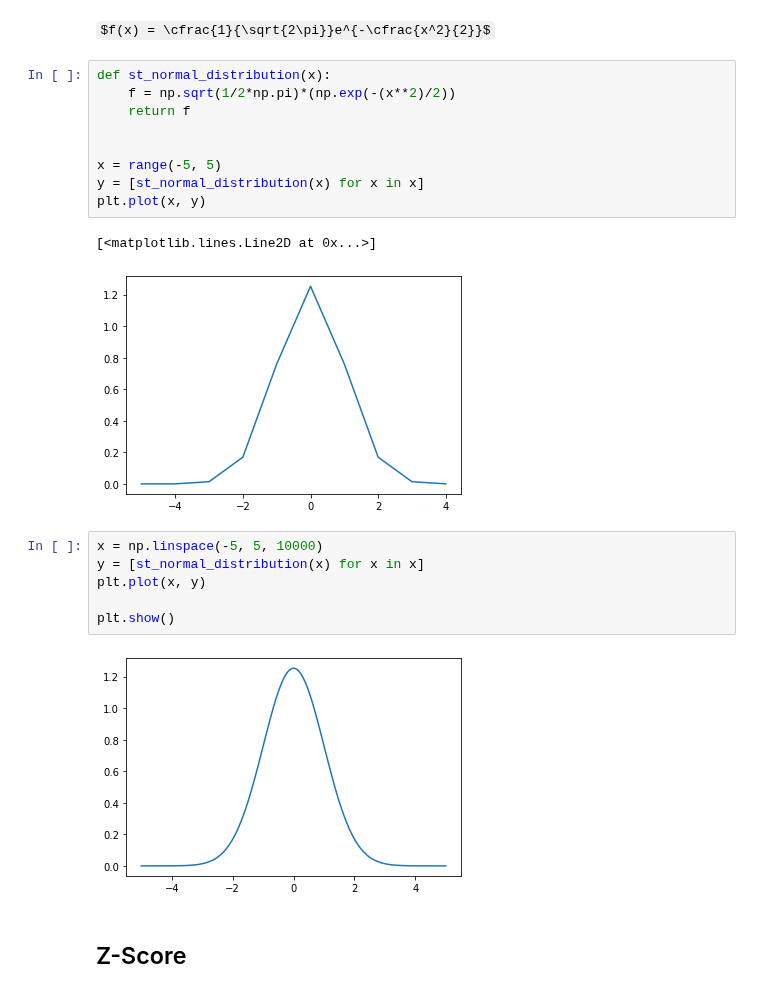
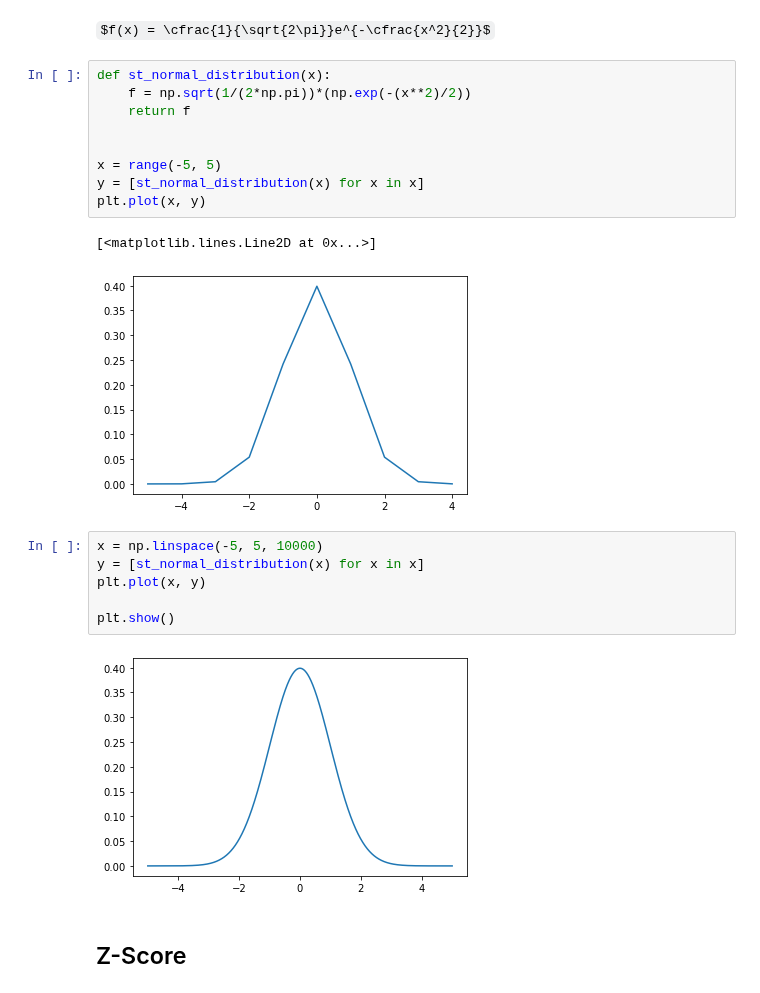
Before and after one commit to stahangryum/unwanted_blog, a Jupyter notebook: _notebooks/2021-10-03-그래프.ipynb, the cells around one changed output. Drawn from its saved outputs; the diff is of its cells as text; some formulas as TeX source.

```diff
--- a/_notebooks/2021-10-03-그래프.ipynb
+++ b/_notebooks/2021-10-03-그래프.ipynb
@@ -36,16 +36,16 @@ $f(x) = \cfrac{1}{\sqrt{2\pi}\sigma}e^{-\cfrac{(x-\mu)^2}{2\sigma^2}}$
 $f(x) = \cfrac{1}{\sqrt{2\pi}}e^{-\cfrac{x^2}{2}}$
 # %%
 def st_normal_distribution(x):
-    f = np.sqrt(1/2*np.pi)*(np.exp(-(x**2)/2))
+    f = np.sqrt(1/(2*np.pi))*(np.exp(-(x**2)/2))
     return f
 
 
 x = range(-5, 5)
 y = [st_normal_distribution(x) for x in x]
 plt.plot(x, y)
 # %% [output]
 [<matplotlib.lines.Line2D at 0x...>]
-[figure, old version]
+[figure, new version]
 # %%
 x = np.linspace(-5, 5, 10000)
 y = [st_normal_distribution(x) for x in x]
@@ -53,7 +53,7 @@ plt.plot(x, y)
 
 plt.show()
 # %% [output]
-[figure, old version]
+[figure, new version]
 # %% [markdown]
 ## Z-Score
 # %%
```
Also changed, not shown: parts of 1 cell of this notebook.
